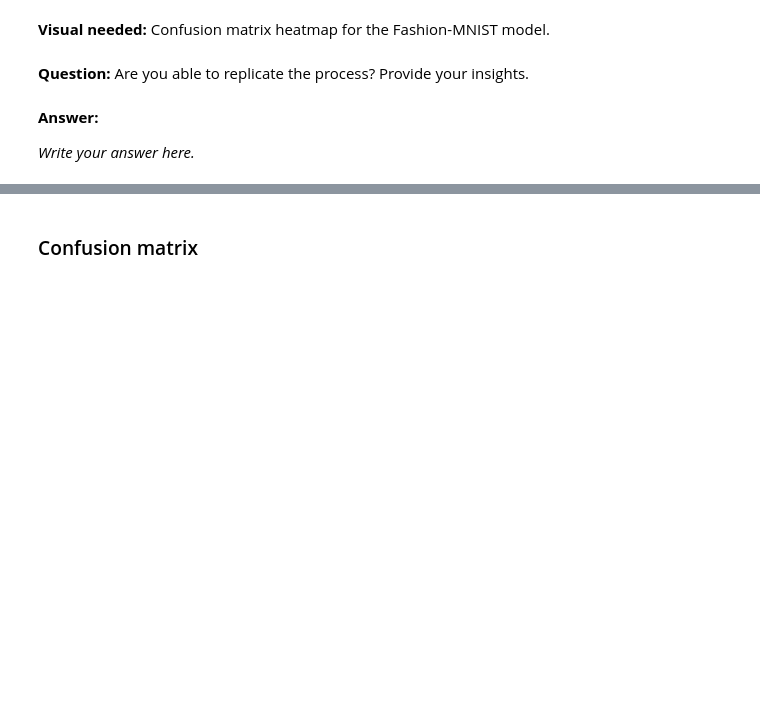
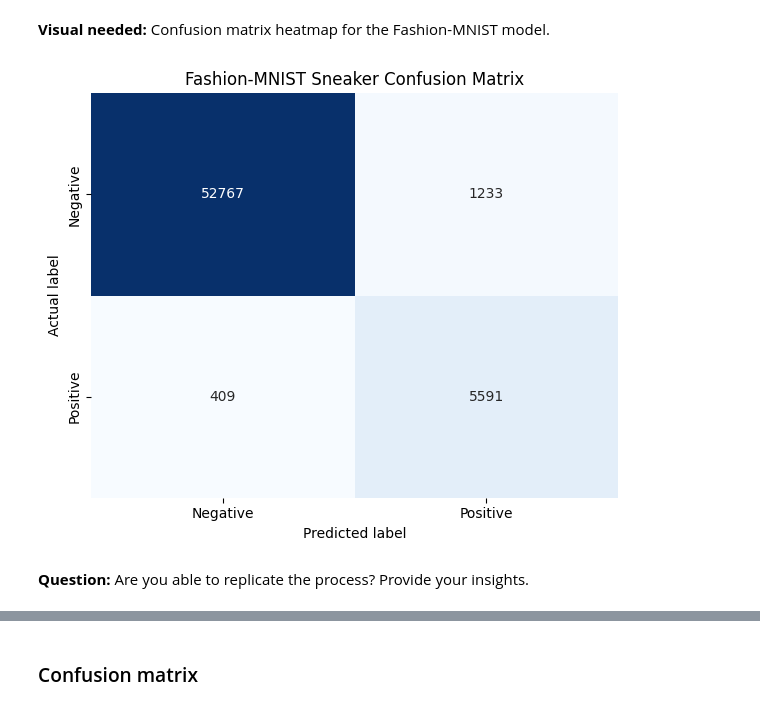
Before and after one commit to kinghighshow/PerformanceMetricsClassification, a Jupyter notebook: Eche_Notebook.ipynb, the cells around one changed output, grey strips where cells are left out. Drawn from its saved outputs; the diff is of its cells as text; code cells hidden in the pictures; blank space fills up the shorter version.

```diff
--- a/Eche_Notebook.ipynb
+++ b/Eche_Notebook.ipynb
@@ -35,0 +74,10 @@ _Write your answer here._
+# %%
+fashion_sgd_clf = FashionAnalysis.train_sgd(
+    X_fashion_train,
+    y_fashion_train_binary,
+    random_state=42
+)
+
+# Fit the model once on the complete training split, matching the MNIST workflow.
+fashion_test_predictions = fashion_sgd_clf.predict(X_fashion_test)
+print('Model trained successfully.')
@@ -39,0 +88,20 @@ _Write your answer here._
+# %%
+fashion_cv_results, fashion_cv_predictions, fashion_cm = FashionAnalysis.evaluate_model(
+    fashion_sgd_clf,
+    X_fashion_train,
+    y_fashion_train_binary,
+    cv=3
+)
+
+fashion_dummy, fashion_dummy_results = FashionAnalysis.evaluate_dummy(
+    X_fashion_train,
+    y_fashion_train_binary,
+    cv=3
+)
+
+print('SGDClassifier accuracy by fold:', fashion_cv_results['test_score'])
+print('SGDClassifier mean accuracy:', fashion_cv_results['test_score'].mean())
+print('DummyClassifier accuracy by fold:', fashion_dummy_results['test_score'])
+print('DummyClassifier mean accuracy:', fashion_dummy_results['test_score'].mean())
+print('Fashion-MNIST confusion matrix:')
+print(fashion_cm)
@@ -44,6 +118,6 @@ _Write your answer here._
+# %%
+FashionAnalysis.plot_confusion_matrix(fashion_cm, title="Fashion-MNIST Sneaker Confusion Matrix")
+# %% [output]
+[figure, added]
 # %% [markdown]
 **Question:** Are you able to replicate the process? Provide your insights.
-# %% [markdown]
-**Answer:**
-
-_Write your answer here._
```
Also changed, not shown: parts of 27 cells of this notebook, 1 other file.
